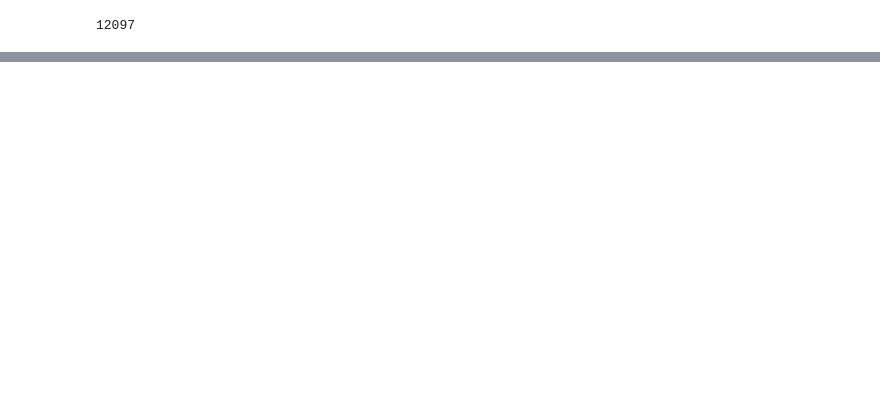
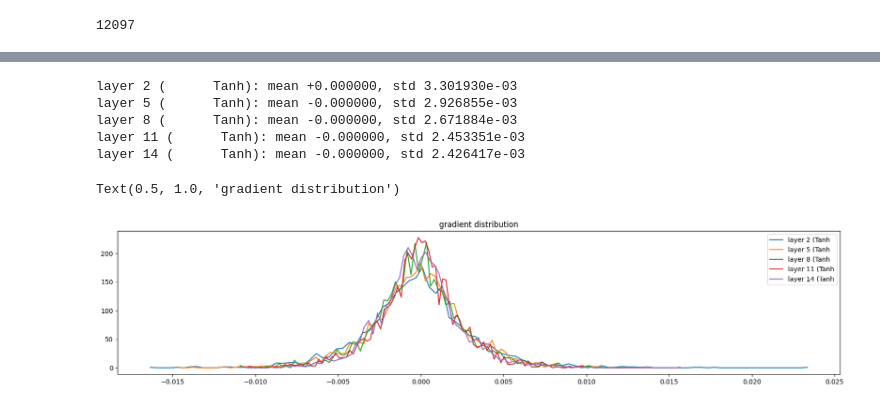
Before and after one commit to charlieroth/karpathy-ai, a Jupyter notebook: makemore-mlp-2.ipynb, the cells around one changed output, grey strips where cells are left out. Cells and saved outputs as stored; diff of their text form; code cells hidden in the pictures; blank space fills up the shorter version.

```diff
--- a/makemore-mlp-2.ipynb
+++ b/makemore-mlp-2.ipynb
@@ -341,0 +355,8 @@ kyaq.
+# %%
+class Tanh:
+  def __call__(self, x):
+    self.out = torch.tanh(x)
+    return self.out
+
+  def parameters(self):
+    return []
@@ -341,0 +454,21 @@ kyaq.
+# %%
+# visualize histograms
+plt.figure(figsize=(20, 4)) # width and height of the plot
+legends = []
+for i, layer in enumerate(layers[:-1]): # note: exclude the output layer
+  if isinstance(layer, Tanh):
+    t = layer.out.grad
+    print('layer %d (%10s): mean %+f, std %e' % (i, layer.__class__.__name__, t.mean(), t.std()))
+    hy, hx = torch.histogram(t, density=True)
+    plt.plot(hx[:-1].detach(), hy.detach())
+    legends.append(f'layer {i} ({layer.__class__.__name__}')
+plt.legend(legends);
+plt.title('gradient distribution')
+# %% [output]
+layer 2 (      Tanh): mean +0.000000, std 3.301930e-03
+layer 5 (      Tanh): mean -0.000000, std 2.926855e-03
+layer 8 (      Tanh): mean -0.000000, std 2.671884e-03
+layer 11 (      Tanh): mean -0.000000, std 2.453351e-03
+layer 14 (      Tanh): mean -0.000000, std 2.426417e-03
+Text(0.5, 1.0, 'gradient distribution')
+[figure, added]
```
Also changed, not shown: parts of 20 cells of this notebook.
